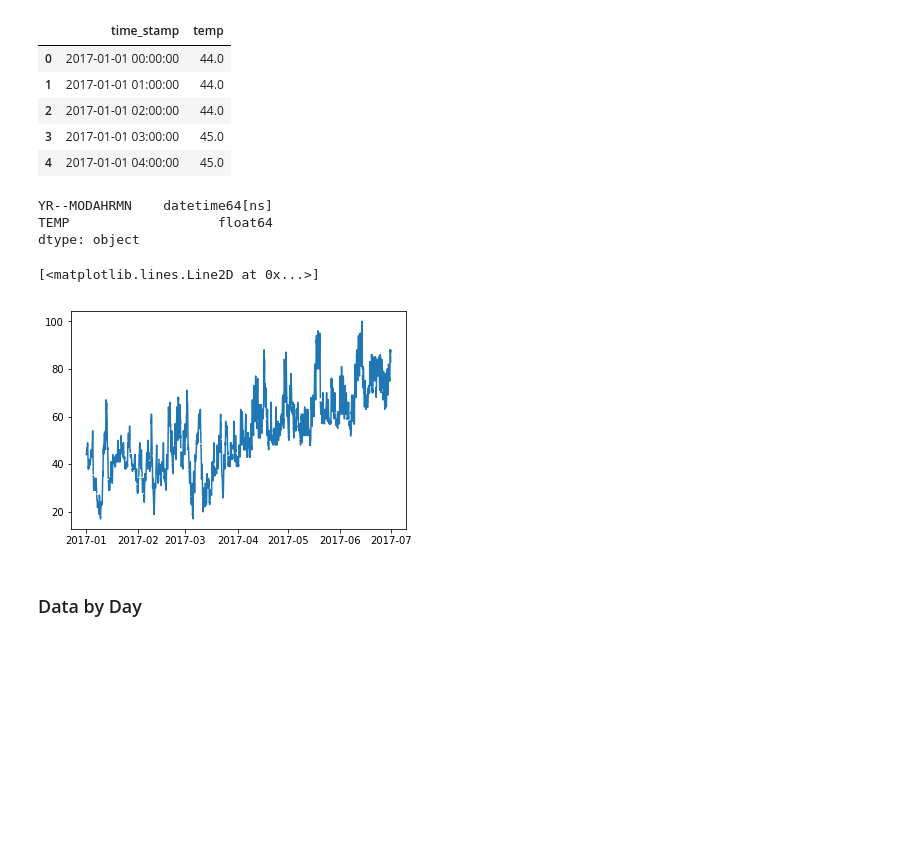
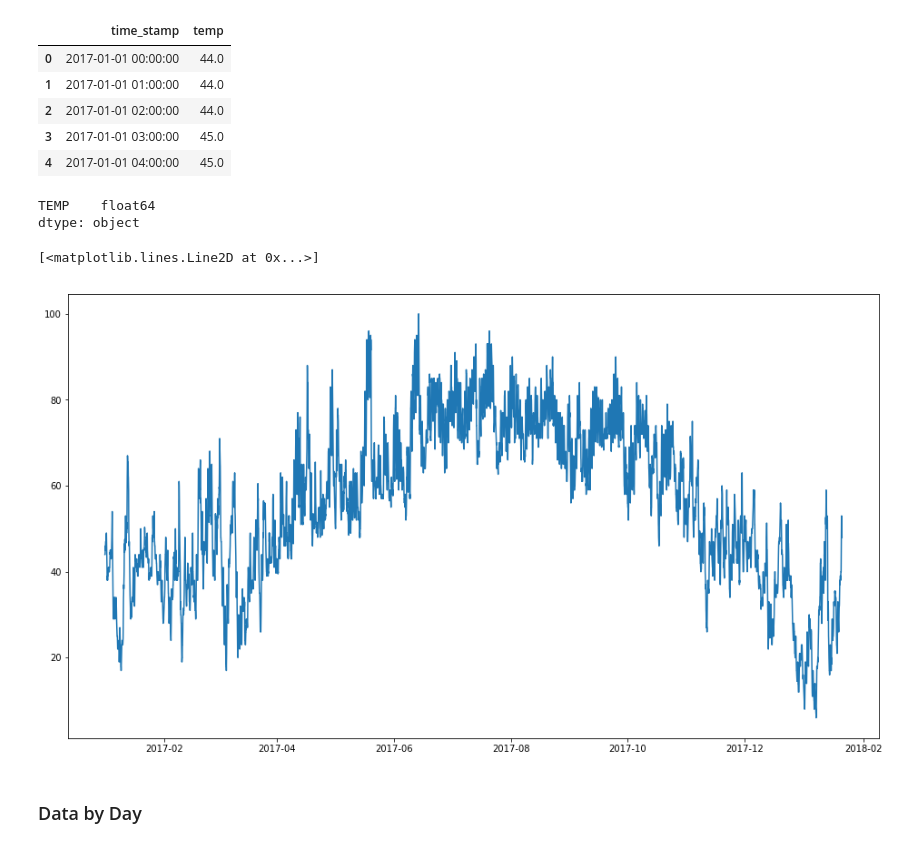
Before and after one commit to xingliuUT/battery_planner, a Jupyter notebook: read_weather_data.ipynb, the cells around one changed output. Drawn from its saved outputs; the diff is of its cells as text; code cells hidden in the pictures; blank space fills up the shorter version.

Commit message:
docs: make plots for week 3 demo

```diff
--- a/read_weather_data.ipynb
+++ b/read_weather_data.ipynb
@@ -56,7 +65,7 @@ Index(['USAF', 'WBAN', 'YR--MODAHRMN', 'DIR', 'SPD', 'GUS', 'CLG', 'SKC', 'L',
       dtype='object')
 # %%
 df2017_hourly = df_hourly.loc[(df_hourly.loc[:,'YR--MODAHRMN'] >= pd.datetime(2017, 1, 1))
-                              & (df_hourly.loc[:,'YR--MODAHRMN'] < pd.datetime(2017, 7, 1)),
+                              & (df_hourly.loc[:,'YR--MODAHRMN'] < pd.datetime(2018, 7, 1)),
                               ['YR--MODAHRMN', 'TEMP']]
 # %%
 df2017_hourly.shape
@@ -114,15 +123,14 @@ df2017_output.to_csv('la_guardia_airport_2017.csv', index = False)
 # %%
 df2017_hourly.dtypes
 # %% [output]
-YR--MODAHRMN    datetime64[ns]
-TEMP                   float64
+TEMP    float64
 dtype: object
 # %%
-#fig, ax = plt.subplots(figsize = (16, 9))
-plt.plot(df2017_hourly.loc[:,'YR--MODAHRMN'], df2017_hourly.loc[:, 'TEMP'])
+fig, ax = plt.subplots(figsize = (16, 9))
+ax.plot(df2017_output.loc[:,'time_stamp'], df2017_output.loc[:, 'temp'])
 # %% [output]
 [<matplotlib.lines.Line2D at 0x...>]
-[figure, old version]
+[figure, new version]
 # %% [markdown]
 ### Data by Day
 # %%
```
Also changed, not shown: parts of 5 cells of this notebook, 6 other files.
